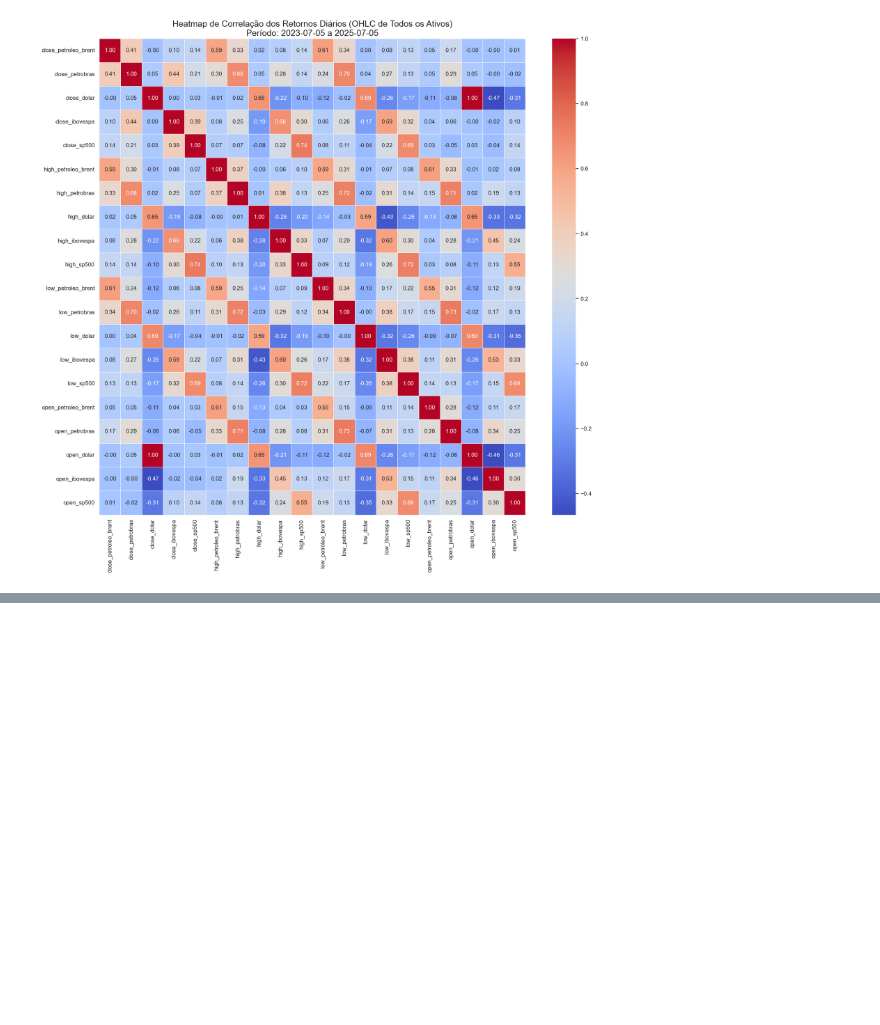
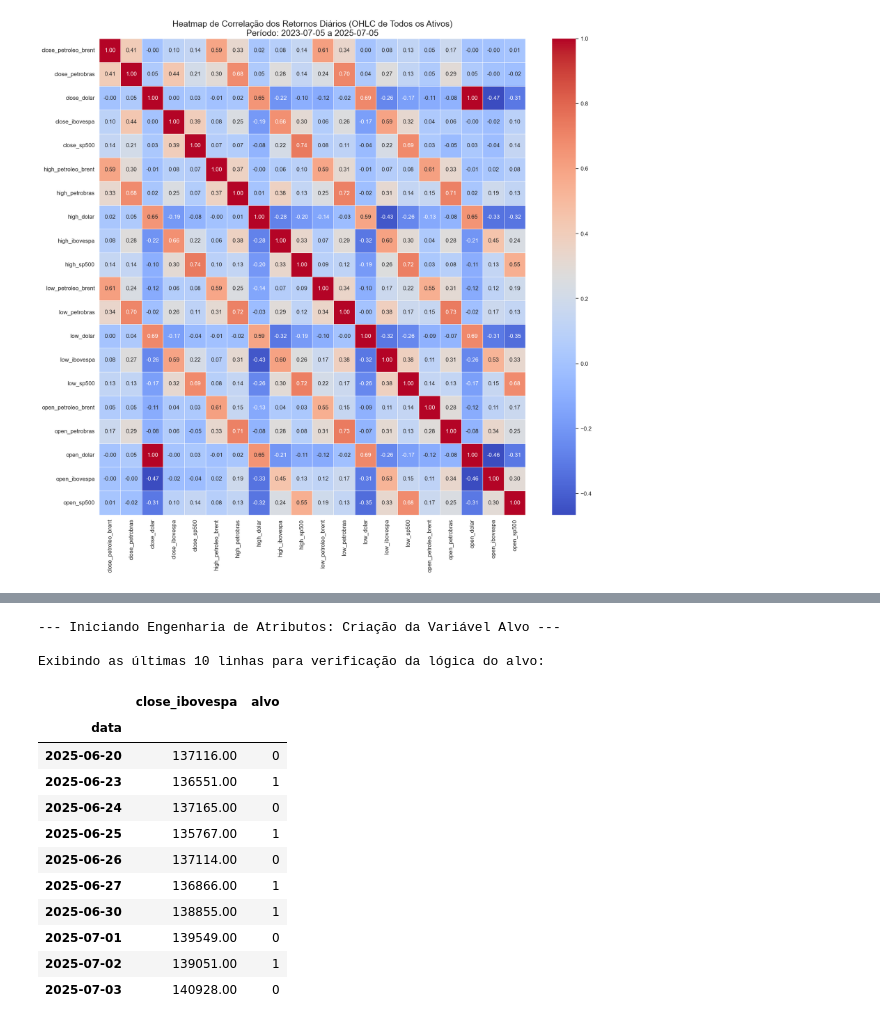
Before and after one commit to Carllux/FIAP-TC-2, a Jupyter notebook: notebooks/01_analise_exploratoria.ipynb, the cells around one changed output, grey strips where cells are left out. Cells and saved outputs as stored; diff of their text form; code cells hidden in the pictures; blank space fills up the shorter version.

```diff
--- a/notebooks/01_analise_exploratoria.ipynb
+++ b/notebooks/01_analise_exploratoria.ipynb
@@ -522,0 +539,31 @@ Essa análise reforça a importância de aplicar **janelas móveis** ou **modela
+# %%
+# O DataFrame 'df' já foi carregado e está com o índice de data.
+
+print("--- Iniciando Engenharia de Atributos: Criação da Variável Alvo ---")
+
+# 1. Definimos nosso alvo: O IBOVESPA vai subir (1) ou não (0) no dia seguinte?
+# Usamos .shift(-1) para trazer o valor de fechamento de amanhã para a linha de hoje e comparar.
+df['alvo'] = (df['close_ibovespa'].shift(-1) > df['close_ibovespa']).astype(int)
+
+
+# 2. Verificação do resultado
+# Vamos olhar as últimas 10 linhas para ver a coluna 'alvo' e conferir a lógica.
+# Compare a coluna 'alvo' de um dia com os valores de 'ibovespa_close' do dia e do dia seguinte.
+print("\nExibindo as últimas 10 linhas para verificação da lógica do alvo:")
+display(df[['close_ibovespa', 'alvo']].tail(10))
+# %% [output]
+--- Iniciando Engenharia de Atributos: Criação da Variável Alvo ---
+
+Exibindo as últimas 10 linhas para verificação da lógica do alvo:
+|  | close_ibovespa | alvo |
+| data |  |  |
+| 2025-06-20 | 137116.00 | 0 |
+| 2025-06-23 | 136551.00 | 1 |
+| 2025-06-24 | 137165.00 | 0 |
+| 2025-06-25 | 135767.00 | 1 |
+| 2025-06-26 | 137114.00 | 0 |
+| 2025-06-27 | 136866.00 | 1 |
+| 2025-06-30 | 138855.00 | 1 |
+| 2025-07-01 | 139549.00 | 0 |
+| 2025-07-02 | 139051.00 | 1 |
+| 2025-07-03 | 140928.00 | 0 |
```
Also changed, not shown: parts of 9 cells of this notebook.
